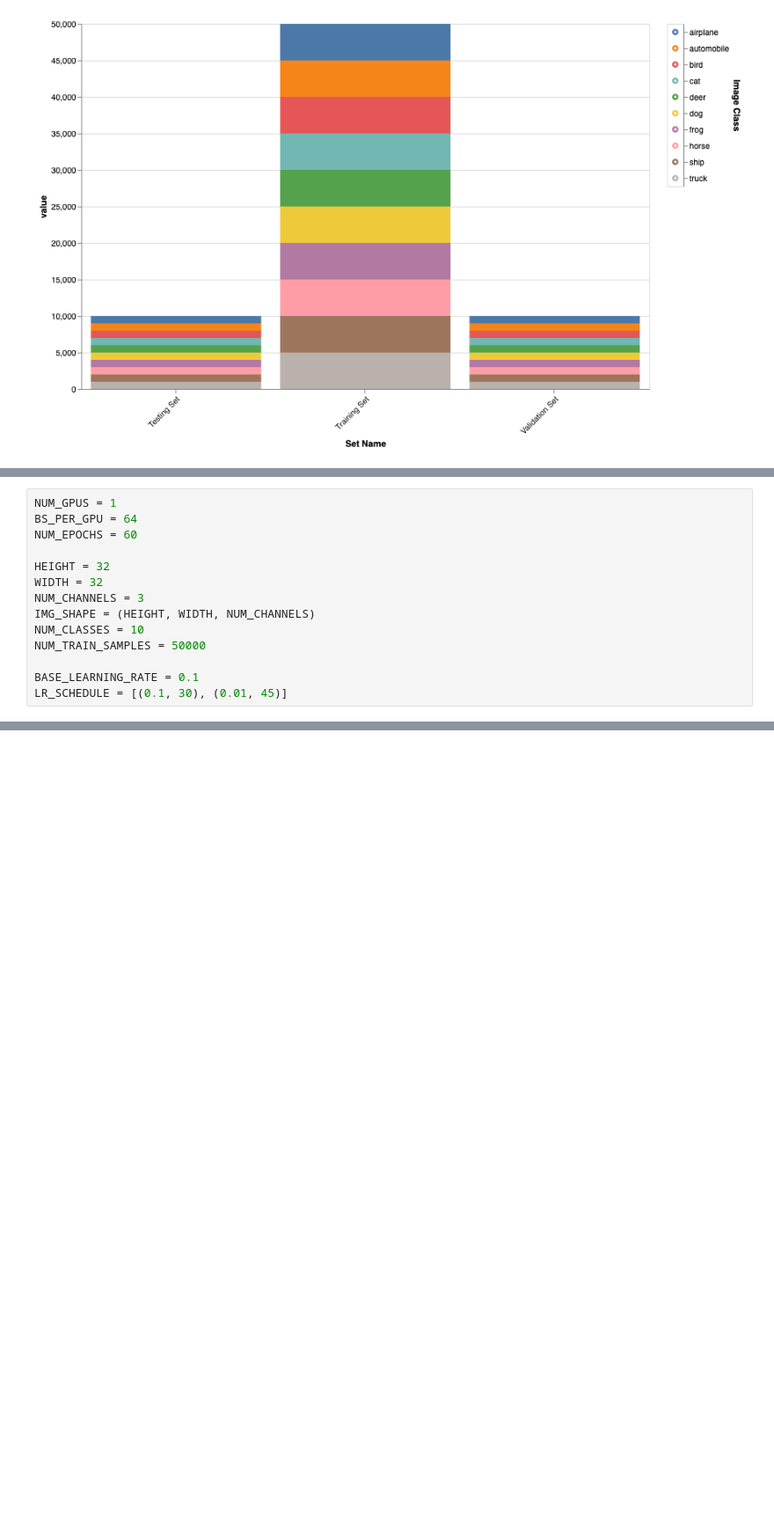
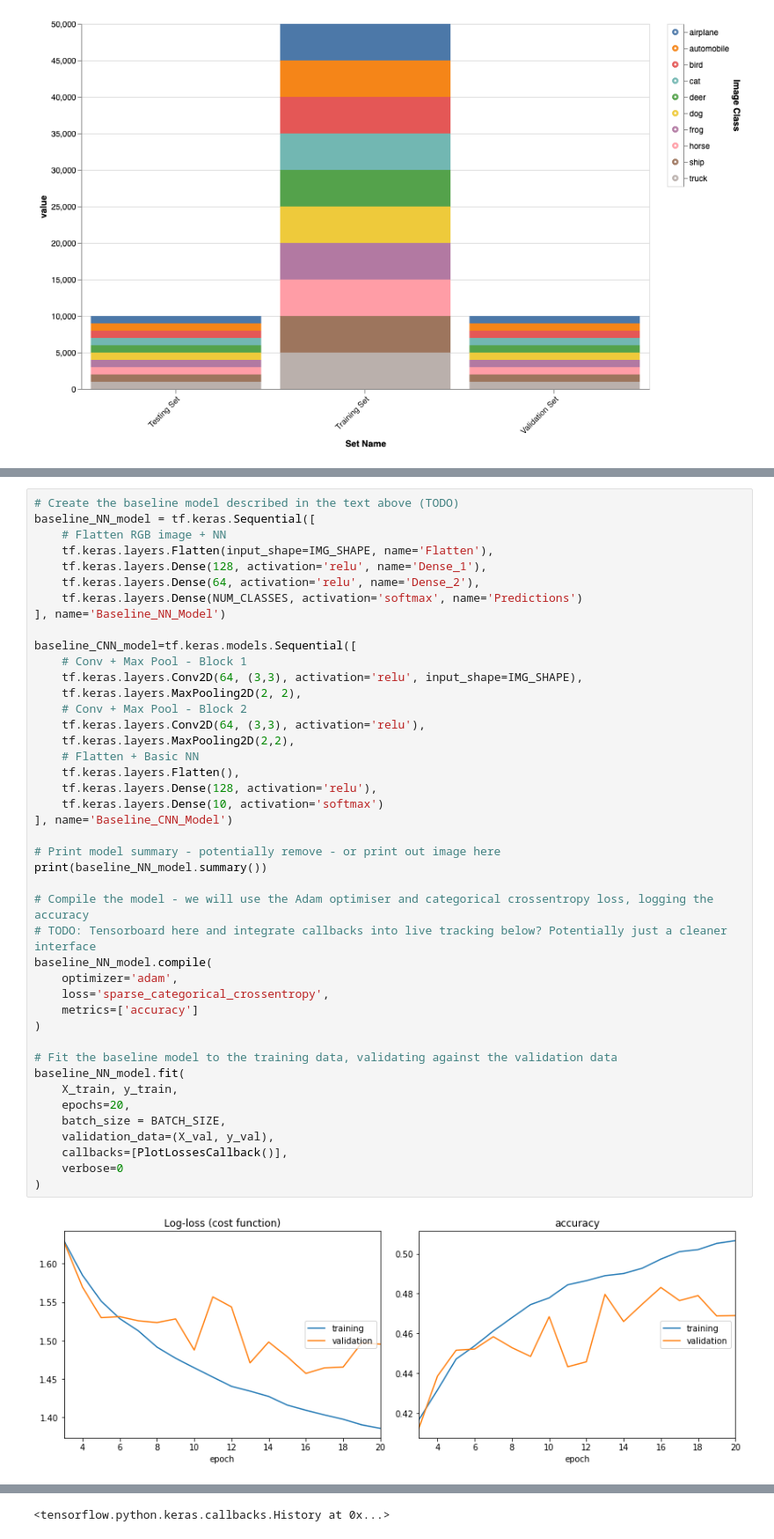
Before and after one commit to RyanDigiCat/IntrotoAITest, a Jupyter notebook: IntroToAI.ipynb, the cells around one changed output, grey strips where cells are left out. Shown: that part at 88% size. Saved outputs shown, nothing was run; the diff lists cells and outputs as text; blank space fills up the shorter version.

Commit message:
Added some baseline models and pretrained models, logs as well as heatmap and prediction graphs

```diff
--- a/IntroToAI.ipynb
+++ b/IntroToAI.ipynb
@@ -368,20 +425,6 @@ def visualize_prediction(i=0):
         ax.set_title(f"Class / label: {class_name}")
 # %% [output]
 interactive(children=(IntSlider(value=0, description='Image index', layout=Layout(height='50px', width='100%')…
-# %%
-NUM_GPUS = 1
-BS_PER_GPU = 64
-NUM_EPOCHS = 60
-
-HEIGHT = 32
-WIDTH = 32
-NUM_CHANNELS = 3
-IMG_SHAPE = (HEIGHT, WIDTH, NUM_CHANNELS)
-NUM_CLASSES = 10
-NUM_TRAIN_SAMPLES = 50000
-
-BASE_LEARNING_RATE = 0.1
-LR_SCHEDULE = [(0.1, 30), (0.01, 45)]
 # %%
 import datetime
 
@@ -468,0 +514,45 @@ lr_schedule_callback = LearningRateScheduler(schedule)
+# %%
+# Create the baseline model described in the text above (TODO)
+baseline_NN_model = tf.keras.Sequential([
+    # Flatten RGB image + NN
+    tf.keras.layers.Flatten(input_shape=IMG_SHAPE, name='Flatten'),
+    tf.keras.layers.Dense(128, activation='relu', name='Dense_1'),
+    tf.keras.layers.Dense(64, activation='relu', name='Dense_2'),
+    tf.keras.layers.Dense(NUM_CLASSES, activation='softmax', name='Predictions')
+], name='Baseline_NN_Model')
+
+baseline_CNN_model=tf.keras.models.Sequential([
+    # Conv + Max Pool - Block 1
+    tf.keras.layers.Conv2D(64, (3,3), activation='relu', input_shape=IMG_SHAPE),
+    tf.keras.layers.MaxPooling2D(2, 2),
+    # Conv + Max Pool - Block 2
+    tf.keras.layers.Conv2D(64, (3,3), activation='relu'),
+    tf.keras.layers.MaxPooling2D(2,2),
+    # Flatten + Basic NN
+    tf.keras.layers.Flatten(),
+    tf.keras.layers.Dense(128, activation='relu'),
+    tf.keras.layers.Dense(10, activation='softmax')
+], name='Baseline_CNN_Model')
+
+# Print model summary - potentially remove - or print out image here
+print(baseline_NN_model.summary())
+
+# Compile the model - we will use the Adam optimiser and categorical crossentropy loss, logging the accuracy
+# TODO: Tensorboard here and integrate callbacks into live tracking below? Potentially just a cleaner interface
+baseline_NN_model.compile(
+    optimizer='adam',
+    loss='sparse_categorical_crossentropy',
+    metrics=['accuracy']
+)
+
+# Fit the baseline model to the training data, validating against the validation data
+baseline_NN_model.fit(
+    X_train, y_train,
+    epochs=20,
+    batch_size = BATCH_SIZE,
+    validation_data=(X_val, y_val),
+    callbacks=[PlotLossesCallback()],
+    verbose=0
+)
+# %% [output]
+[figure, added]
@@ -468,0 +566 @@ lr_schedule_callback = LearningRateScheduler(schedule)
+<tensorflow.python.keras.callbacks.History at 0x...>
```
Also changed, not shown: parts of 26 cells of this notebook, 2 other files.
